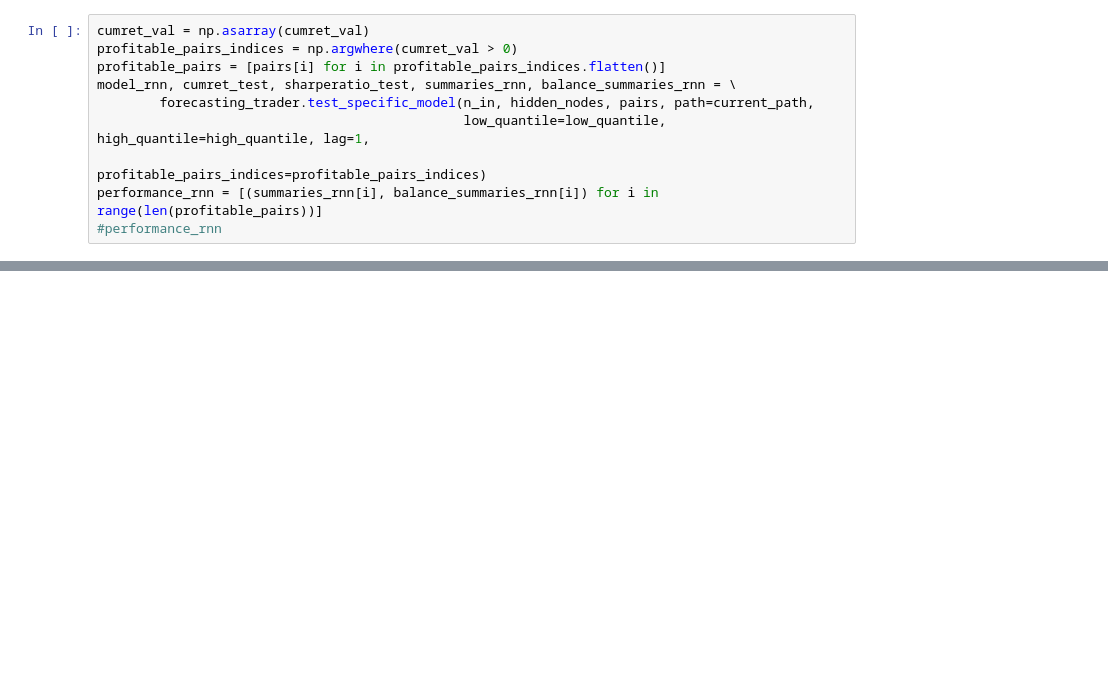
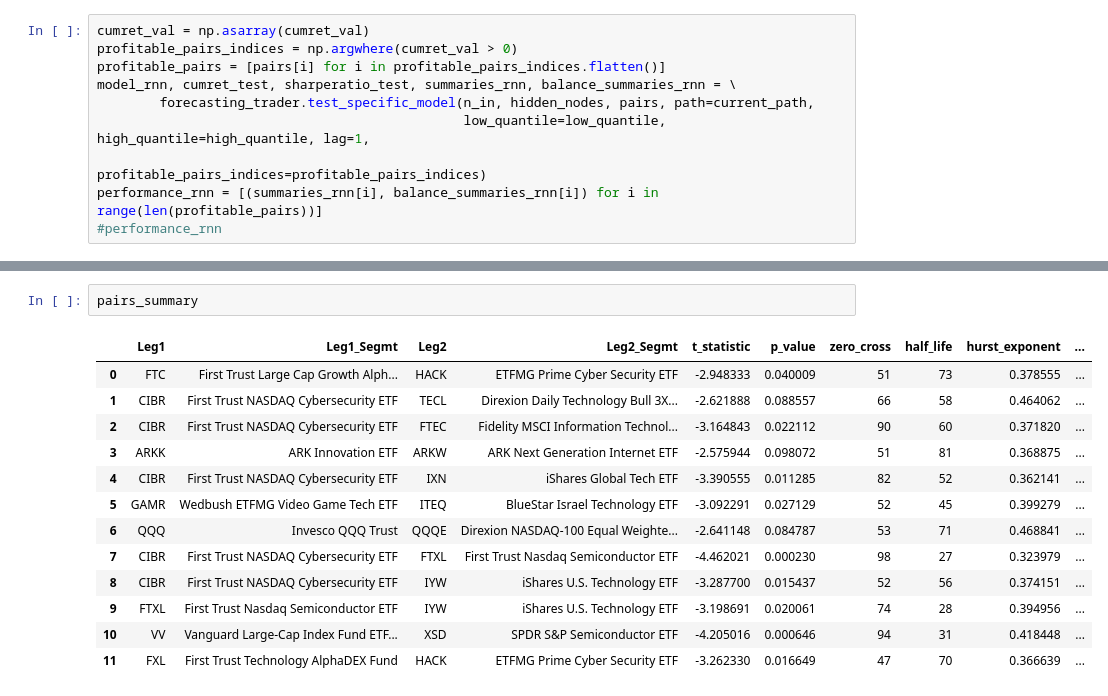
Before and after one commit to human-ak/WQU-Capstone, a Jupyter notebook: notebooks/CAE/g. Forecasting Trader_MLP.ipynb, the cells around one changed output, grey strips where cells are left out. Drawn from its saved outputs; the diff is of its cells as text; blank space fills up the shorter version.

```diff
--- a/notebooks/CAE/g. Forecasting Trader_MLP.ipynb
+++ b/notebooks/CAE/g. Forecasting Trader_MLP.ipynb
@@ -426,0 +563,16 @@ results
+# %%
+pairs_summary
+# %% [output]
+|  | Leg1 | Leg1_Segmt | Leg2 | Leg2_Segmt | t_statistic | p_value | zero_cross | half_life | hurst_exponent | ... |
+| 0 | FTC | First Trust Large Cap Growth Alph... | HACK | ETFMG Prime Cyber Security ETF | -2.948333 | 0.040009 | 51 | 73 | 0.378555 | ... |
+| 1 | CIBR | First Trust NASDAQ Cybersecurity ETF | TECL | Direxion Daily Technology Bull 3X... | -2.621888 | 0.088557 | 66 | 58 | 0.464062 | ... |
+| 2 | CIBR | First Trust NASDAQ Cybersecurity ETF | FTEC | Fidelity MSCI Information Technol... | -3.164843 | 0.022112 | 90 | 60 | 0.371820 | ... |
+| 3 | ARKK | ARK Innovation ETF | ARKW | ARK Next Generation Internet ETF | -2.575944 | 0.098072 | 51 | 81 | 0.368875 | ... |
+| 4 | CIBR | First Trust NASDAQ Cybersecurity ETF | IXN | iShares Global Tech ETF | -3.390555 | 0.011285 | 82 | 52 | 0.362141 | ... |
+| 5 | GAMR | Wedbush ETFMG Video Game Tech ETF | ITEQ | BlueStar Israel Technology ETF | -3.092291 | 0.027129 | 52 | 45 | 0.399279 | ... |
+| 6 | QQQ | Invesco QQQ Trust | QQQE | Direxion NASDAQ-100 Equal Weighte... | -2.641148 | 0.084787 | 53 | 71 | 0.468841 | ... |
+| 7 | CIBR | First Trust NASDAQ Cybersecurity ETF | FTXL | First Trust Nasdaq Semiconductor ETF | -4.462021 | 0.000230 | 98 | 27 | 0.323979 | ... |
+| 8 | CIBR | First Trust NASDAQ Cybersecurity ETF | IYW | iShares U.S. Technology ETF | -3.287700 | 0.015437 | 52 | 56 | 0.374151 | ... |
+| 9 | FTXL | First Trust Nasdaq Semiconductor ETF | IYW | iShares U.S. Technology ETF | -3.198691 | 0.020061 | 74 | 28 | 0.394956 | ... |
+| 10 | VV | Vanguard Large-Cap Index Fund ETF... | XSD | SPDR S&P Semiconductor ETF | -4.205016 | 0.000646 | 94 | 31 | 0.418448 | ... |
+| 11 | FXL | First Trust Technology AlphaDEX Fund | HACK | ETFMG Prime Cyber Security ETF | -3.262330 | 0.016649 | 47 | 70 | 0.366639 | ... |
```
Also changed, not shown: parts of 27 cells of this notebook.
